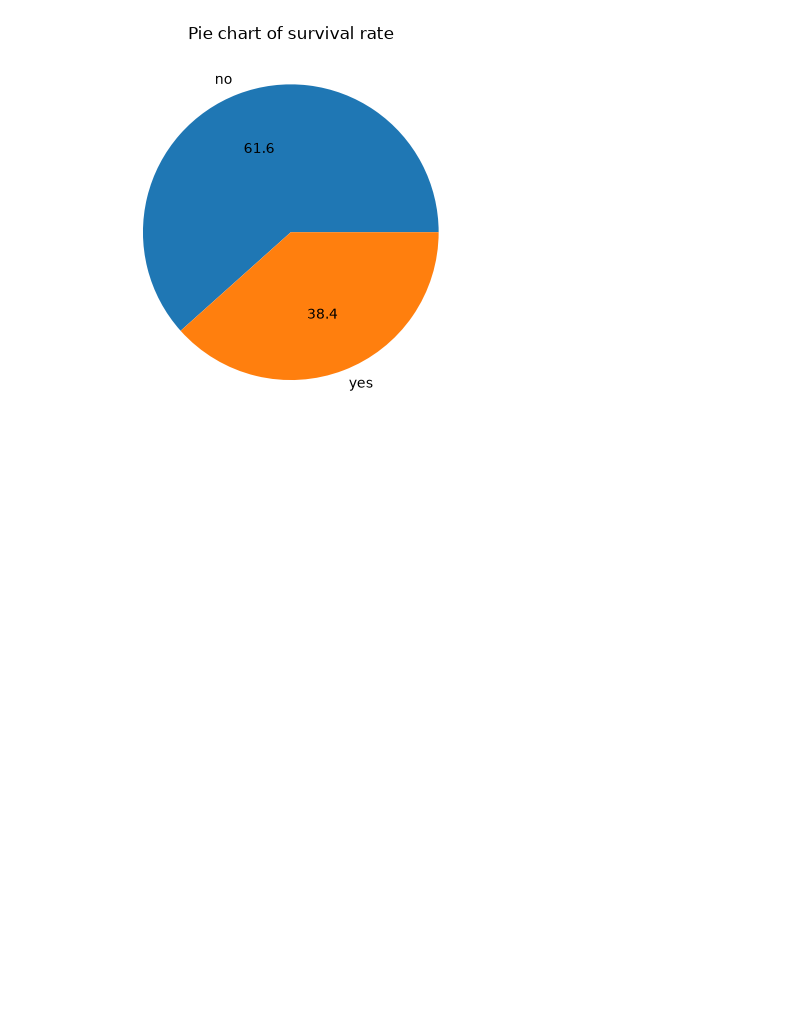
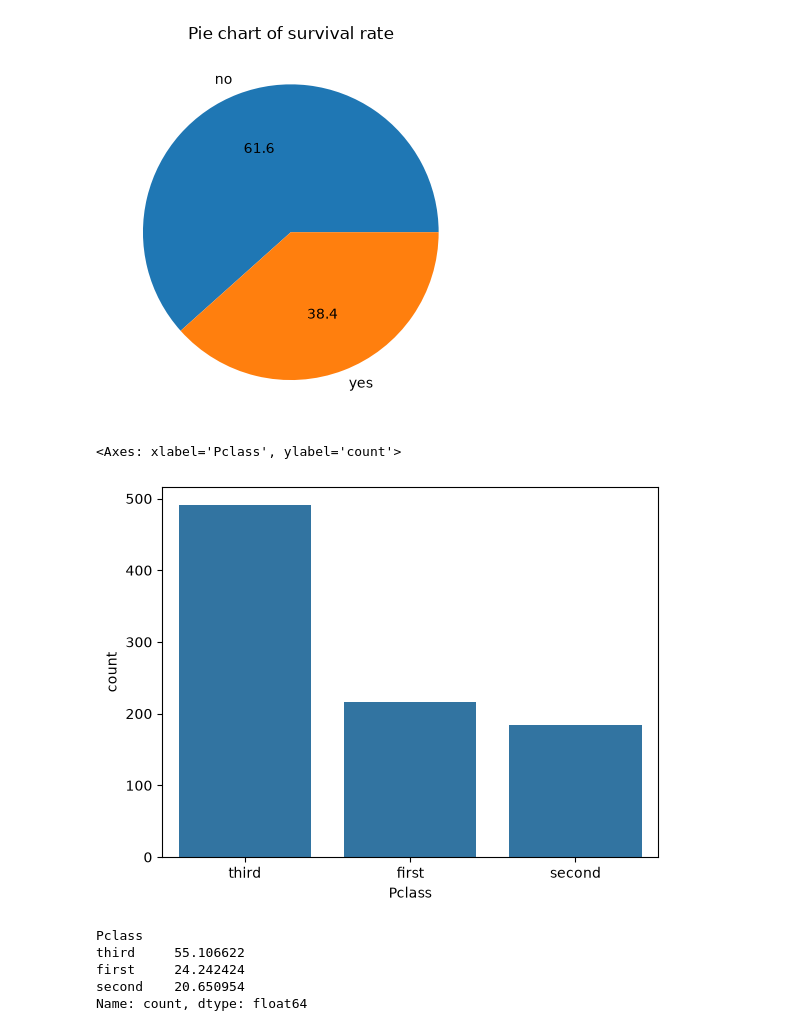
Before and after one commit to SamiulIslam007/phitron-machine-learning-practice, a Jupyter notebook: EDA_practice_on_titanic_data.ipynb, the cells around one changed output. Drawn from its saved outputs; the diff is of its cells as text; code cells hidden in the pictures; blank space fills up the shorter version.

Commit message:
sns.countplot Pclass , see the percentage of pclass, sns.countplot sex coulumn, see the percentage of sex column, sns.countplot Embarked column , see the percentage of embarked column

```diff
--- a/EDA_practice_on_titanic_data.ipynb
+++ b/EDA_practice_on_titanic_data.ipynb
@@ -123,3 +123,16 @@ plt.title('Pie chart of survival rate')
 plt.show()
 # %% [output]
 [figure]
+# %%
+sns.countplot(data = df, x=df['Pclass'])
+# %% [output]
+<Axes: xlabel='Pclass', ylabel='count'>
+[figure, added]
+# %%
+(df['Pclass'].value_counts() /len(df)) * 100
+# %% [output]
+Pclass
+third     55.106622
+first     24.242424
+second    20.650954
+Name: count, dtype: float64
```
Also changed, not shown: parts of 5 cells of this notebook.
